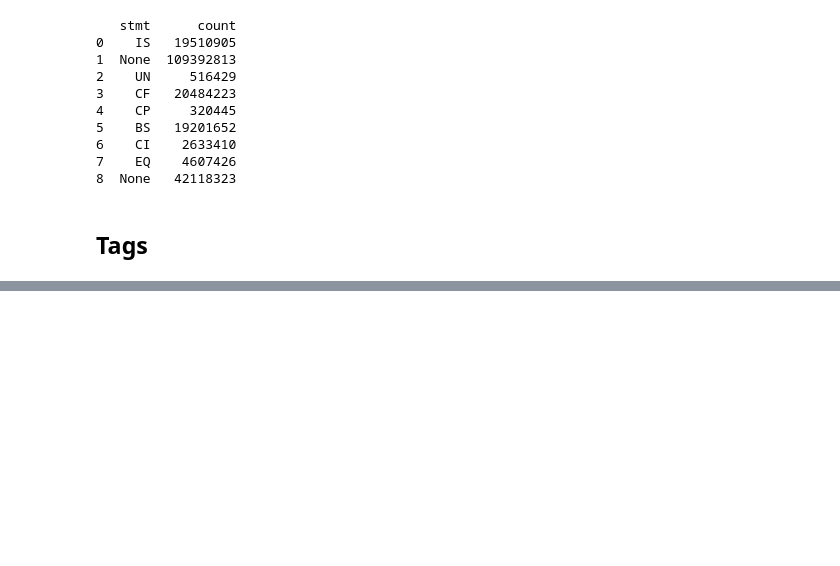
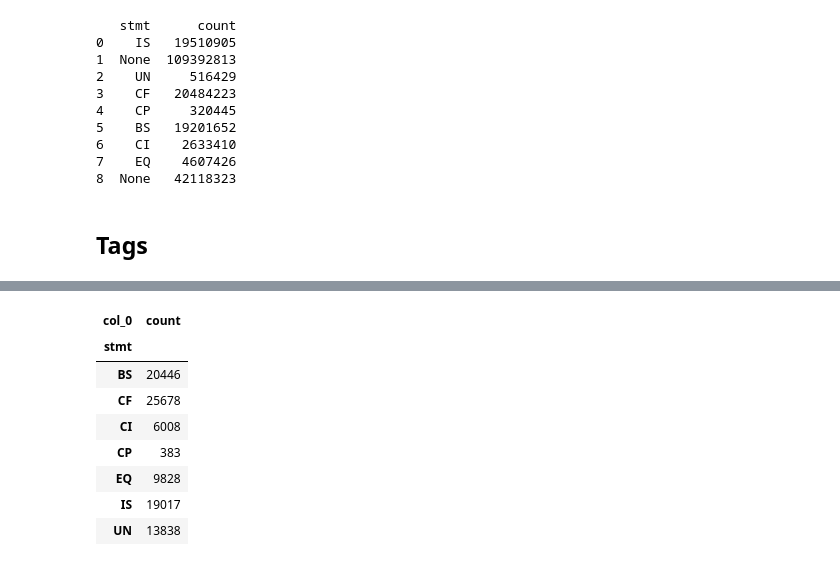
Before and after one commit to HansjoergW/bfh_cas_bgd_fs2020_sa, a Jupyter notebook: 01_04_Analysis_Whole_Data.ipynb, the cells around one changed output, grey strips where cells are left out. Drawn from its saved outputs; the diff is of its cells as text; code cells hidden in the pictures; blank space fills up the shorter version.

```diff
--- a/02_01_Analysis_Whole_Data.ipynb
+++ b/01_04_Analysis_Whole_Data.ipynb
@@ -354,2 +355,16 @@ p_1st
+# %%
+ct = pd.crosstab(index=p_1st['stmt'], columns='count')
+# %%
+ct
+# %% [output]
+| col_0 | count |
+| stmt |  |
+| BS | 20446 |
+| CF | 25678 |
+| CI | 6008 |
+| CP | 383 |
+| EQ | 9828 |
+| IS | 19017 |
+| UN | 13838 |
 # %%
 spark.stop()
```
Also changed, not shown: parts of 4 cells of this notebook, 10 other files.
